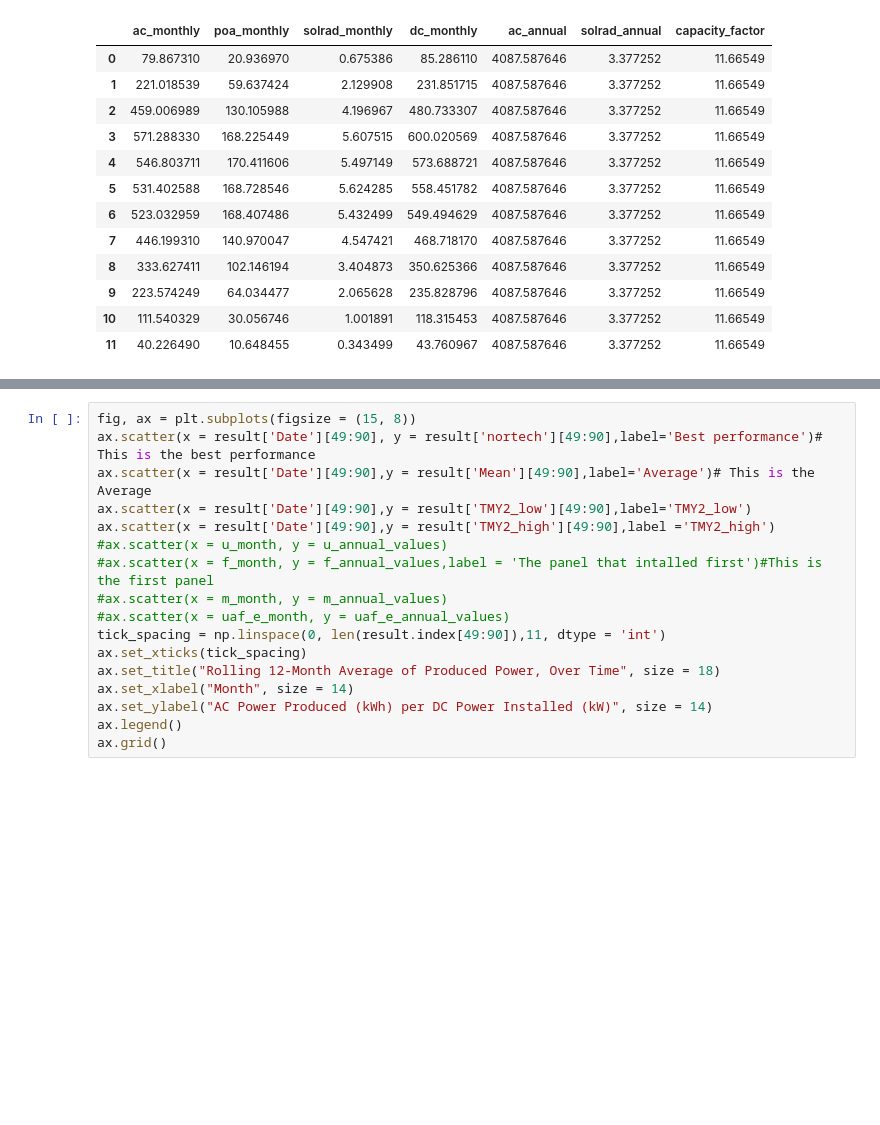
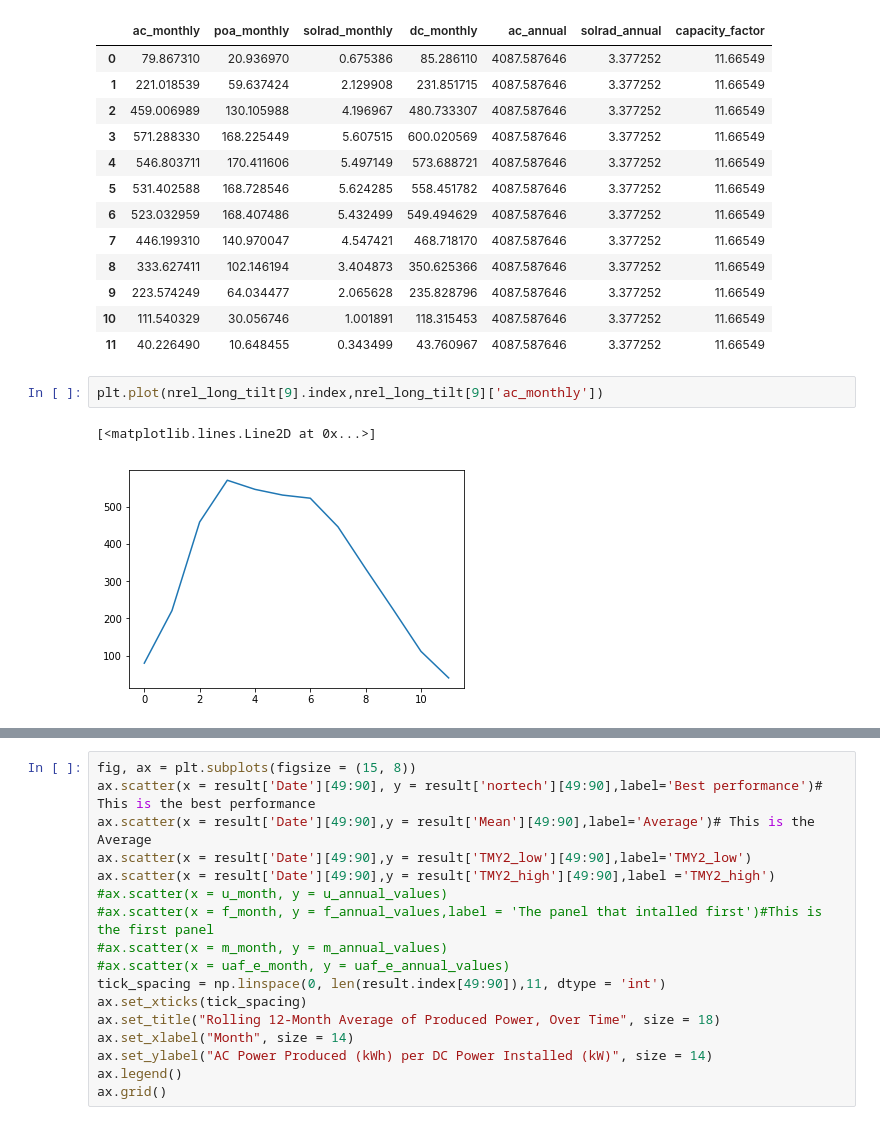
Before and after one commit to acep-uaf/ACEP_solar, a Jupyter notebook: Fairbanks_PVwatts.ipynb, the cells around one changed output, grey strips where cells are left out. Cells and saved outputs as stored; diff of their text form; blank space fills up the shorter version.

```diff
--- a/Fairbanks_PVwatts.ipynb
+++ b/Fairbanks_PVwatts.ipynb
@@ -213,3 +222,8 @@ nrel_long_tilt[9]
 | 9 | 223.574249 | 64.034477 | 2.065628 | 235.828796 | 4087.587646 | 3.377252 | 11.66549 |
 | 10 | 111.540329 | 30.056746 | 1.001891 | 118.315453 | 4087.587646 | 3.377252 | 11.66549 |
 | 11 | 40.226490 | 10.648455 | 0.343499 | 43.760967 | 4087.587646 | 3.377252 | 11.66549 |
+# %%
+plt.plot(nrel_long_tilt[9].index,nrel_long_tilt[9]['ac_monthly'])
+# %% [output]
+[<matplotlib.lines.Line2D at 0x...>]
+[figure, added]
```
Also changed, not shown: parts of 12 cells of this notebook, 3 other files.
